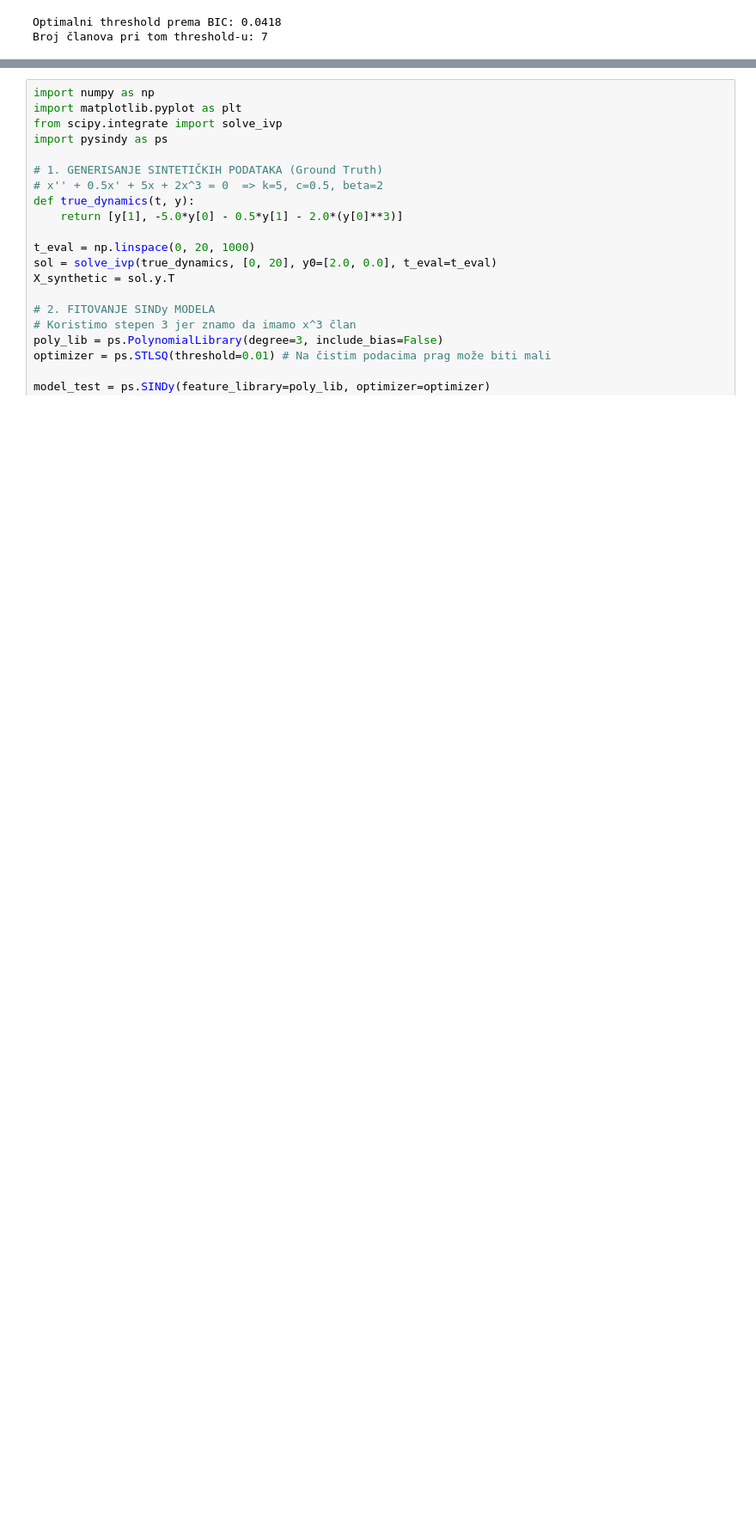
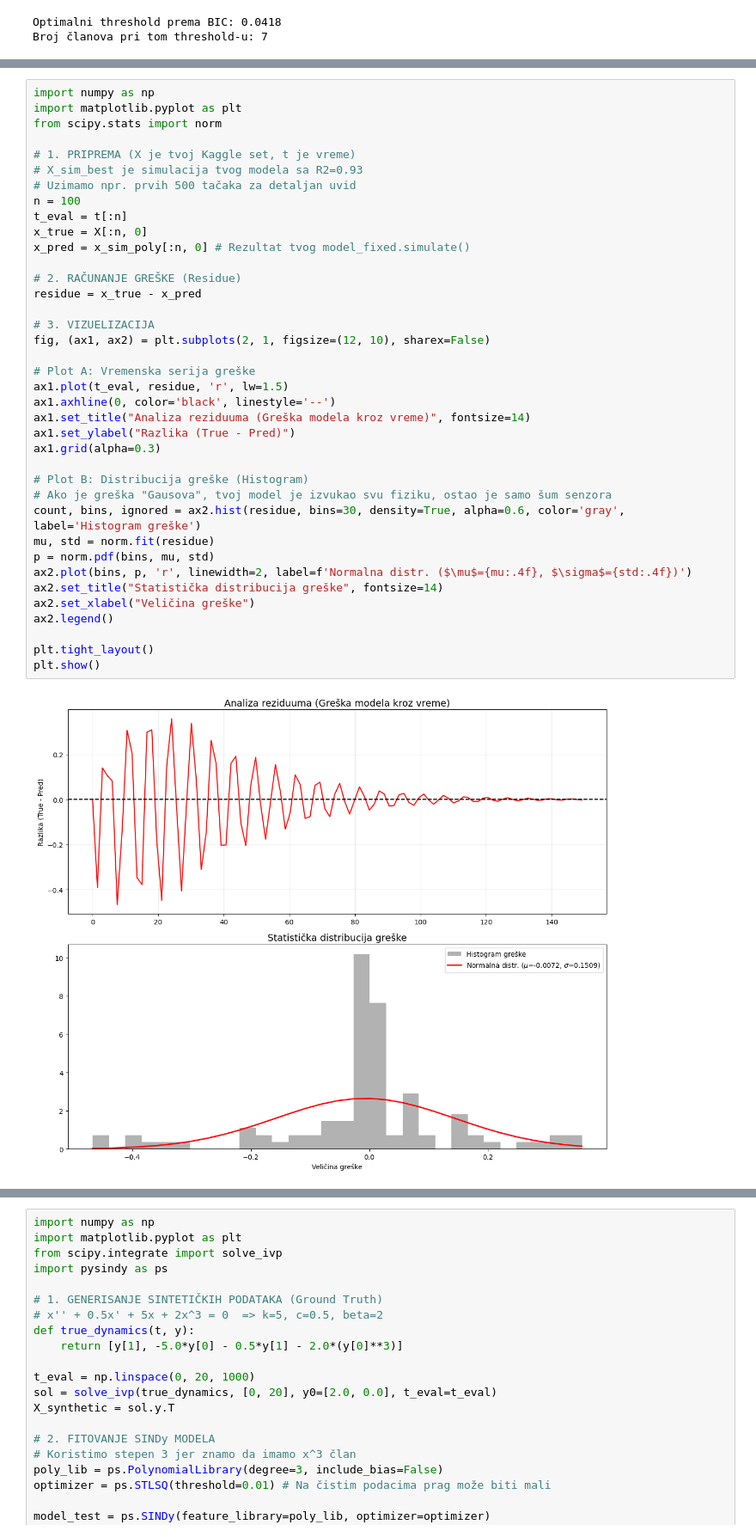
Before and after one commit to luka-lehotski/SINDy-rs, a Jupyter notebook: intro.ipynb, the cells around one changed output, grey strips where cells are left out. Shown at 86% size. Drawn from its saved outputs; the diff is of its cells as text; blank space fills up the shorter version.

```diff
--- a/intro.ipynb
+++ b/intro.ipynb
@@ -228,0 +231,40 @@ Broj članova pri tom threshold-u: 7
+# %%
+import numpy as np
+import matplotlib.pyplot as plt
+from scipy.stats import norm
+
+# 1. PRIPREMA (X je tvoj Kaggle set, t je vreme)
+# X_sim_best je simulacija tvog modela sa R2=0.93
+# Uzimamo npr. prvih 500 tačaka za detaljan uvid
+n = 100
+t_eval = t[:n]
+x_true = X[:n, 0]
+x_pred = x_sim_poly[:n, 0] # Rezultat tvog model_fixed.simulate()
+
+# 2. RAČUNANJE GREŠKE (Residue)
+residue = x_true - x_pred
+
+# 3. VIZUELIZACIJA
+fig, (ax1, ax2) = plt.subplots(2, 1, figsize=(12, 10), sharex=False)
+
+# Plot A: Vremenska serija greške
+ax1.plot(t_eval, residue, 'r', lw=1.5)
+ax1.axhline(0, color='black', linestyle='--')
+ax1.set_title("Analiza reziduuma (Greška modela kroz vreme)", fontsize=14)
+ax1.set_ylabel("Razlika (True - Pred)")
+ax1.grid(alpha=0.3)
+
+# Plot B: Distribucija greške (Histogram)
+# Ako je greška "Gausova", tvoj model je izvukao svu fiziku, ostao je samo šum senzora
+count, bins, ignored = ax2.hist(residue, bins=30, density=True, alpha=0.6, color='gray', label='Histogram greške')
+mu, std = norm.fit(residue)
+p = norm.pdf(bins, mu, std)
+ax2.plot(bins, p, 'r', linewidth=2, label=f'Normalna distr. ($\mu$={mu:.4f}, $\sigma$={std:.4f})')
+ax2.set_title("Statistička distribucija greške", fontsize=14)
+ax2.set_xlabel("Veličina greške")
+ax2.legend()
+
+plt.tight_layout()
+plt.show()
+# %% [output]
+[figure, added]
```
Also changed, not shown: parts of 3 cells of this notebook.
